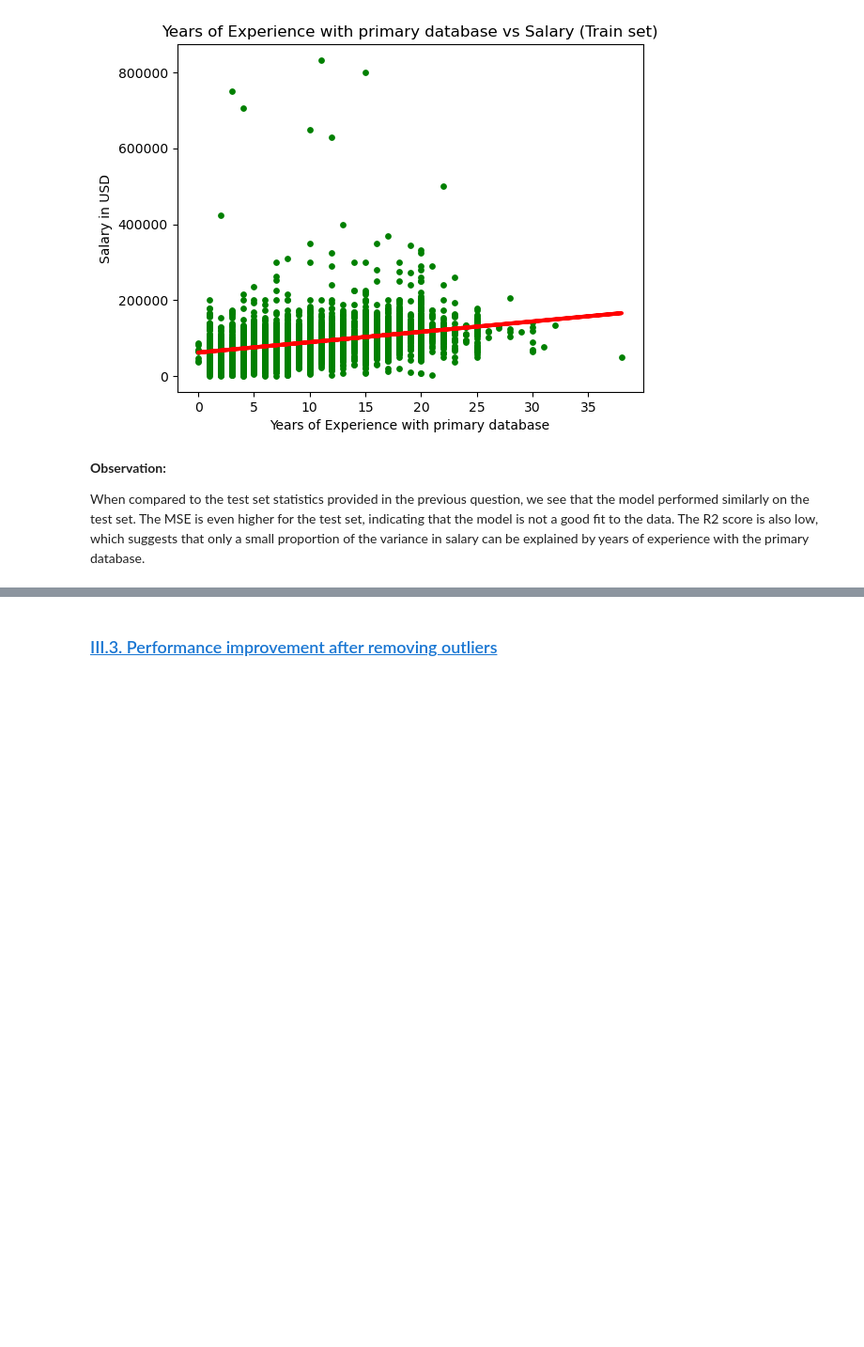
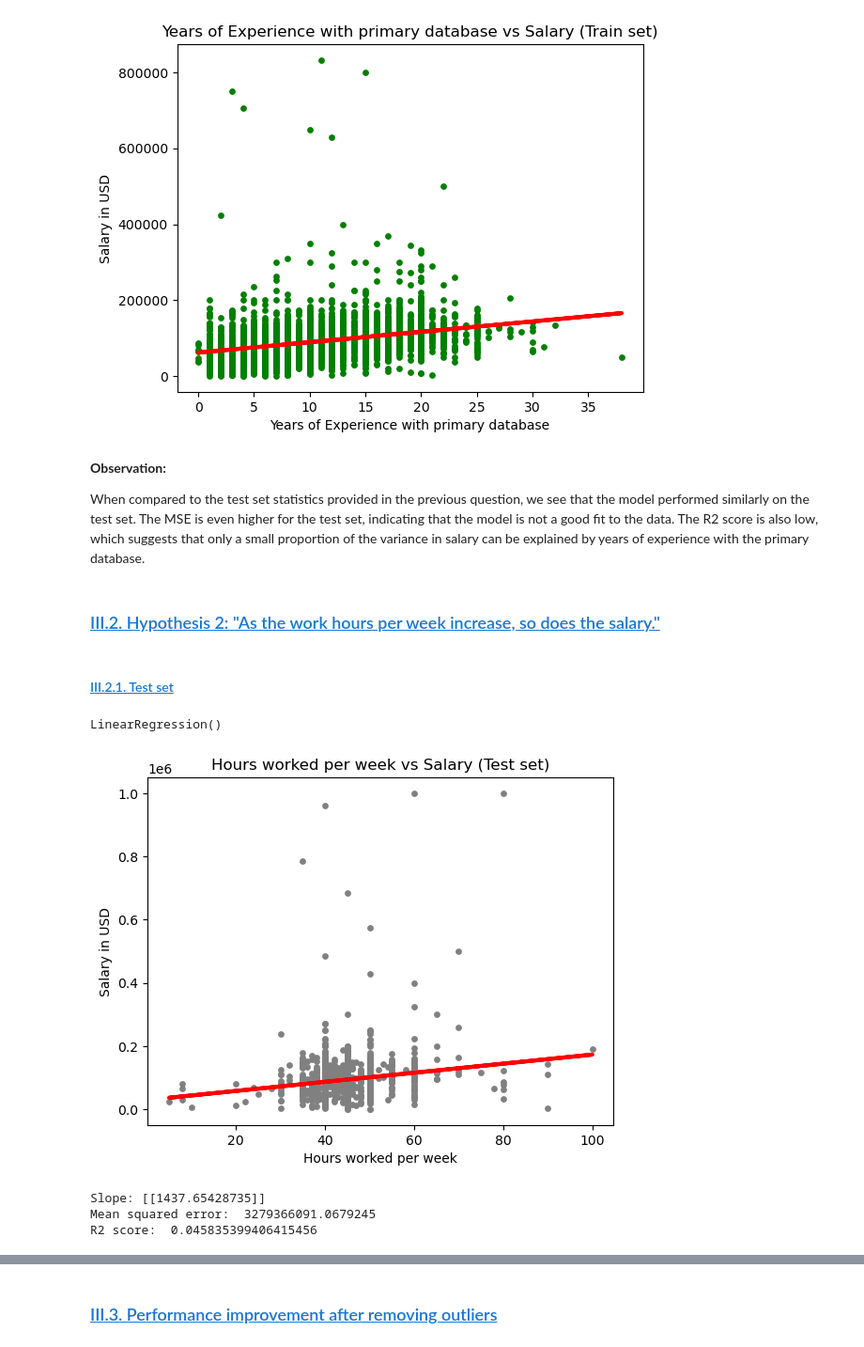
Before and after one commit to goghcore/2021-data-salary-data-analysis, a Jupyter notebook: python-scripts/04-supervised-machine-learning-regression.ipynb, the cells around one changed output, grey strips where cells are left out. Shown: that part at 94% size. Saved outputs shown, nothing was run; the diff lists cells and outputs as text; code cells hidden in the pictures; blank space fills up the shorter version.

Commit message:
Perform supervised machine learning (regression)

```diff
--- a/python-scripts/04-supervised-machine-learning-regression.ipynb
+++ b/python-scripts/04-supervised-machine-learning-regression.ipynb
@@ -184,0 +203,4 @@ X_train, X_test, y_train, y_test = train_test_split(X, y, test_size=0.3, random_
+# %%
+# reshape the variables into NumPy arrays and put them into separate objects
+X_2 = df['hours_worked_per_week'].values.reshape(-1,1)
+y_2 = df['salary_in_usd'].values.reshape(-1,1)
@@ -294,3 +341,29 @@ plot_test.show()
 **Observation:**
 
 When compared to the test set statistics provided in the previous question, we see that the model performed similarly on the test set. The MSE is even higher for the test set, indicating that the model is not a good fit to the data. The R2 score is also low, which suggests that only a small proportion of the variance in salary can be explained by years of experience with the primary database.
+# %% [markdown]
+### <a id='toc1_4_2_'></a>[III.2. Hypothesis 2: "As the work hours per week increase, so does the salary."](#toc0_)
+# %% [markdown]
+#### <a id='toc1_4_2_1_'></a>[III.2.1. Test set](#toc0_)
+# %%
+# create a regression object
+regression_2 = LinearRegression()
+# %%
+# fit the regression object onto the training set
+regression_2.fit(X_train_2, y_train_2)
+# %% [output]
+LinearRegression()
+# %%
+# Predict the values of y using X
+y_predicted_2 = regression_2.predict(X_test_2)
+# %%
+# create a plot that shows the regression line from the model on the test set
+plot_test_2 = plt
+plot_test_2.scatter(X_test_2, y_test_2, color='gray', s = 15)
+plot_test_2.plot(X_test_2, y_predicted_2, color='red', linewidth =3)
+plot_test_2.title('Hours worked per week vs Salary (Test set)')
+plot_test_2.xlabel('Hours worked per week')
+plot_test_2.ylabel('Salary in USD')
+plot_test_2.show()
+# %% [output]
+[figure, added]
@@ -296,0 +374,9 @@ When compared to the test set statistics provided in the previous question, we s
+# %%
+# print the model summary statistics to evaluate the performance of the model
+print('Slope:' ,regression_2.coef_)
+print('Mean squared error: ', rmse_2)
+print('R2 score: ', r2_2)
+# %% [output]
+Slope: [[1437.65428735]]
+Mean squared error:  3279366091.0679245
+R2 score:  0.045835399406415456
```
Also changed, not shown: parts of 44 cells of this notebook.
